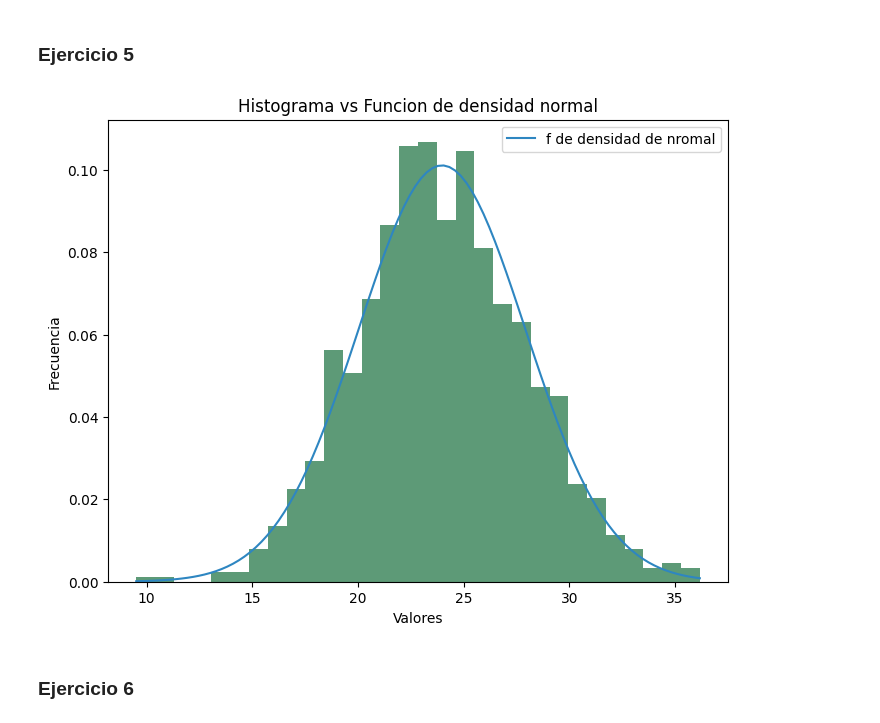
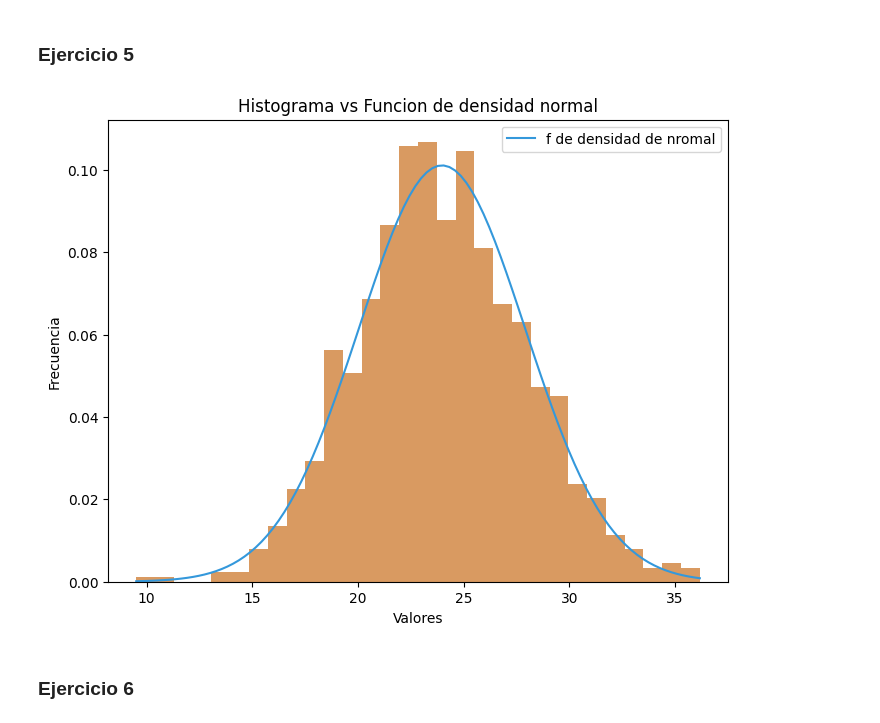
Before and after one commit to Taielmolina01/TP-Proba, a Jupyter notebook: tp.ipynb, the cells around one changed output. Saved outputs shown, nothing was run; the diff lists cells and outputs as text; code cells hidden in the pictures.

```diff
--- a/tp.ipynb
+++ b/tp.ipynb
@@ -223,22 +221,22 @@ max_mu_y = valores_mu_y[indice_max]
 # %%
 plt.figure(figsize=(8, 6))
-plt.hist(df[columna_bateria], density=True, bins=30, alpha=0.7, color="#196F3D")
+plt.hist(df[columna_bateria], density=True, bins=30, alpha=0.7, color="#CA6F1E")
 
-mu = max_mu_y # p valor asintotico maximo hallado en 4
+mu = max_mu_y # mu que maximiza el p-valor asintótico del punto 4.
 sigma = sqrt(estimacion_varianza_bateria)
 
 y = np.linspace(np.min(df[columna_bateria]), np.max(df[columna_bateria]), 100)
 normal_pdf = sp.norm.pdf(y, mu, sigma)
 
-plt.plot(y, normal_pdf, color="#2E86C1", label="f de densidad de nromal")
+plt.plot(y, normal_pdf, color="#3498DB", label="f de densidad de nromal")
 
 plt.xlabel("Valores")
 plt.ylabel("Frecuencia")
 plt.title("Histograma vs Funcion de densidad normal")
 plt.legend()
 plt.show()
 # %% [output]
-[figure, old version]
+[figure, new version]
 # %% [markdown]
 ### Ejercicio 6
 # %% [markdown]
```
Also changed, not shown: parts of 3 cells of this notebook.
